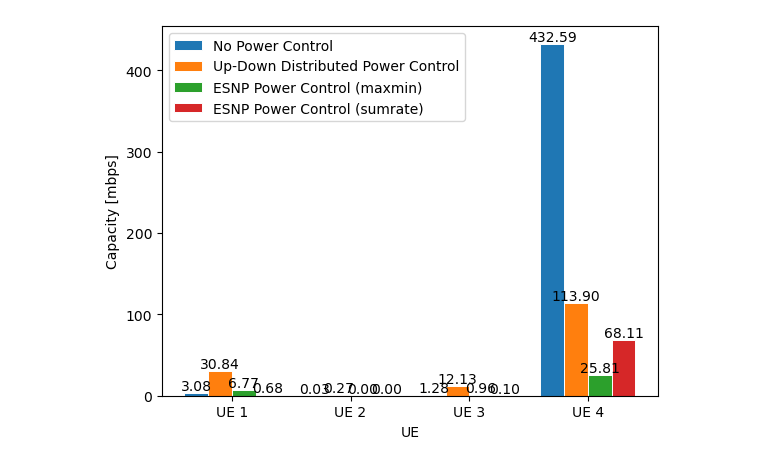
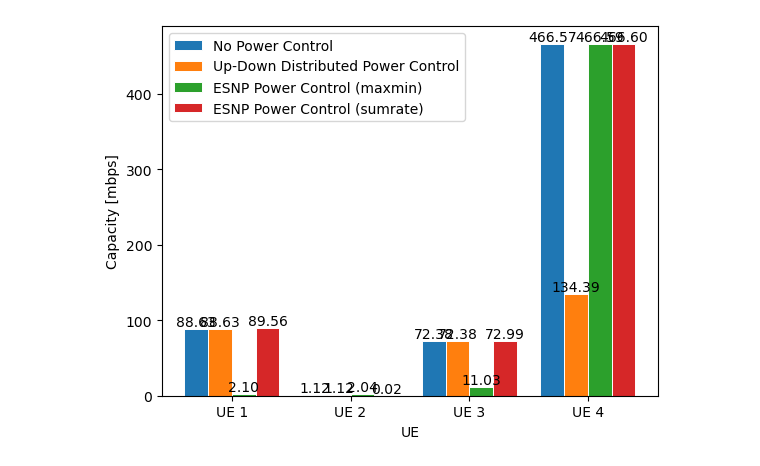
Before and after one commit to matheusdcarneiro/intro-wireless-part3, a Jupyter notebook: exercise9.ipynb, the cells around one changed output. Saved outputs shown, nothing was run; the diff lists cells and outputs as text; code cells hidden in the pictures.

```diff
--- a/exercise9.ipynb
+++ b/exercise9.ipynb
@@ -410,7 +417,7 @@ mp_std = 1 / np.sqrt(2)
 p_max = 30 # [dBm]
 p_min = 0 # [dBm]
 
-total_time = 100
+total_time = 300
 
 step = 1 # [dBm]
 sinr_target = 1 # [dB]
@@ -572,6 +583,9 @@ class Simulation_noiselimited:
         self.total_EE_ud = np.zeros(seeds)
         self.total_EE_maxmin = np.zeros(seeds)
         self.total_EE_sumrate = np.zeros(seeds)
+
+        self.sumrate_evolution = np.zeros((total_time, seeds))
+        self.maxmin_evolution = np.zeros((total_time, seeds))
 
     def simulate(self):
 
@@ -627,11 +641,13 @@ class Simulation_noiselimited:
             sumrate_power = sumrate[0]
             self.each_power_evolution_sumrate[:, :, seed] = sumrate[1]
             self.each_sinr_evolution_sumrate[:, :, seed] = sumrate[2]
+            self.sumrate_evolution[:, seed] = sumrate[3]
 
             maxmin = esnp_maxmin(random_matrix, p_max, p_min, step, 10, 0.5, total_time, noise_p)
             maxmin_power = maxmin[0]
             self.each_power_evolution_maxmin[:, :, seed] = maxmin[1]
             self.each_sinr_evolution_maxmin[:, :, seed] = maxmin[2]
+            self.maxmin_evolution[:, seed] = maxmin[3]
 
             # SINR
 
@@ -905,55 +777,57 @@ y = [4.8, 5.5, 3.5, 4.6, 6.5, 6.6, 2.6, 3.0]
 fig, ax = plt.subplots()
 
 npc_pow_medians = np.array([
-    np.percentile(sim_noise.total_capacity_npc, 60),
-    np.percentile(sim_noise.total_capacity_npc, 5),
-    np.percentile(sim_noise.total_capacity_npc, 40),
-    np.percentile(sim_noise.total_capacity_npc, 80)
+    sim_noise.total_capacity_npc[0][0],
+    sim_noise.total_capacity_npc[1][0],
+    sim_noise.total_capacity_npc[2][0],
+    sim_noise.total_capacity_npc[3][0]
 ])
 
 ud_pow_medians = np.array([
-    np.percentile(sim_noise.total_capacity_ud, 60),
-    np.percentile(sim_noise.total_capacity_ud, 5),
-    np.percentile(sim_noise.total_capacity_ud, 40),
-    np.percentile(sim_noise.total_capacity_ud, 80)
+    sim_noise.total_capacity_ud[0][0],
+    sim_noise.total_capacity_ud[1][0],
+    sim_noise.total_capacity_ud[2][0],
+    sim_noise.total_capacity_ud[3][0]
 ])
 
 maxmin_pow_medians = np.array([
-    np.percentile(sim_noise.total_capacity_maxmin, 60),
-    np.percentile(sim_noise.total_capacity_maxmin, 5),
-    np.percentile(sim_noise.total_capacity_maxmin, 40),
-    np.percentile(sim_noise.total_capacity_maxmin, 80)
+    sim_noise.total_capacity_maxmin[0][0],
+    sim_noise.total_capacity_maxmin[1][0],
+    sim_noise.total_capacity_maxmin[2][0],
+    sim_noise.total_capacity_maxmin[3][0]
 ])
 
 sumrate_pow_medians = np.array([
-    np.percentile(sim_noise.total_capacity_sumrate, 60),
-    np.percentile(sim_noise.total_capacity_sumrate, 5),
-    np.percentile(sim_noise.total_capacity_sumrate, 40),
-    np.percentile(sim_noise.total_capacity_sumrate, 80)
+    sim_noise.total_capacity_sumrate[0][0],
+    sim_noise.total_capacity_sumrate[1][0],
+    sim_noise.total_capacity_sumrate[2][0],
+    sim_noise.total_capacity_sumrate[3][0]
 ])
-
 
 xs = np.arange(4)
 width_ = 0.2
 
-bars1 = ax.bar(xs - width_*1.5, npc_pow_medians, width=width_, edgecolor="white", linewidth=0.7, label='No Power Control')
-bars2 = ax.bar(xs - width_*0.5, ud_pow_medians, width=width_, edgecolor="white", linewidth=0.7, label='Up-Down Distributed Power Control')
-bars3 = ax.bar(xs + width_*0.5, maxmin_pow_medians, width=width_, edgecolor="white", linewidth=0.7, label='ESNP Power Control (maxmin)')
-bars4 = ax.bar(xs + width_*1.5, sumrate_pow_medians, width=width_, edgecolor="white", linewidth=0.7, label='ESNP Power Control (sumrate)')
+# Create bars for each power control strategy
+bars1 = ax.bar(xs - width_ * 1.5, npc_pow_medians, width=width_, edgecolor="white", linewidth=0.7, label='No Power Control')
+bars2 = ax.bar(xs - width_ * 0.5, ud_pow_medians, width=width_, edgecolor="white", linewidth=0.7, label='Up-Down Distributed Power Control')
+bars3 = ax.bar(xs + width_ * 0.5, maxmin_pow_medians, width=width_, edgecolor="white", linewidth=0.7, label='ESNP Power Control (maxmin)')
+bars4 = ax.bar(xs + width_ * 1.5, sumrate_pow_medians, width=width_, edgecolor="white", linewidth=0.7, label='ESNP Power Control (sumrate)')
 
+# Annotate bars with height values
 for bars in [bars1, bars2, bars3, bars4]:
     for bar in bars:
         height = bar.get_height()
         ax.text(bar.get_x() + bar.get_width() / 2, height, f'{height:.2f}', ha='center', va='bottom')
 
-
+# Set labels and legend
 x_labels = ['UE 1', 'UE 2', 'UE 3', 'UE 4']
 ax.set_ylabel('Capacity [mbps]')
 ax.set_xlabel('UE')
 ax.set_xticks(xs)
 ax.set_xticklabels(x_labels)
 ax.legend(loc='upper left')
 
+# Save figure
 plt.savefig('capacity_noise-limited_esnp.jpeg')
 # %% [output]
-[figure, old version]
+[figure, new version]
```
Also changed, not shown: parts of 29 cells of this notebook, 27 other files.
